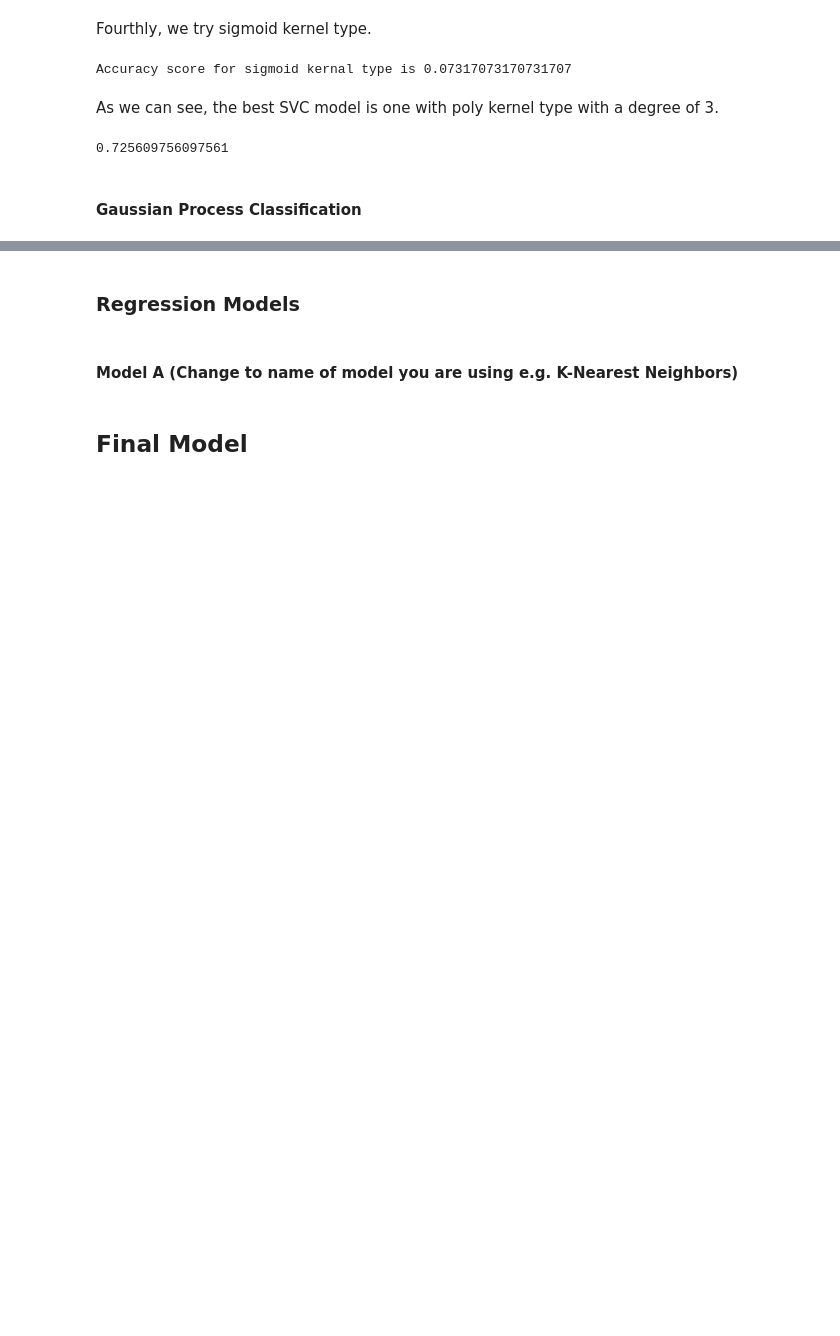
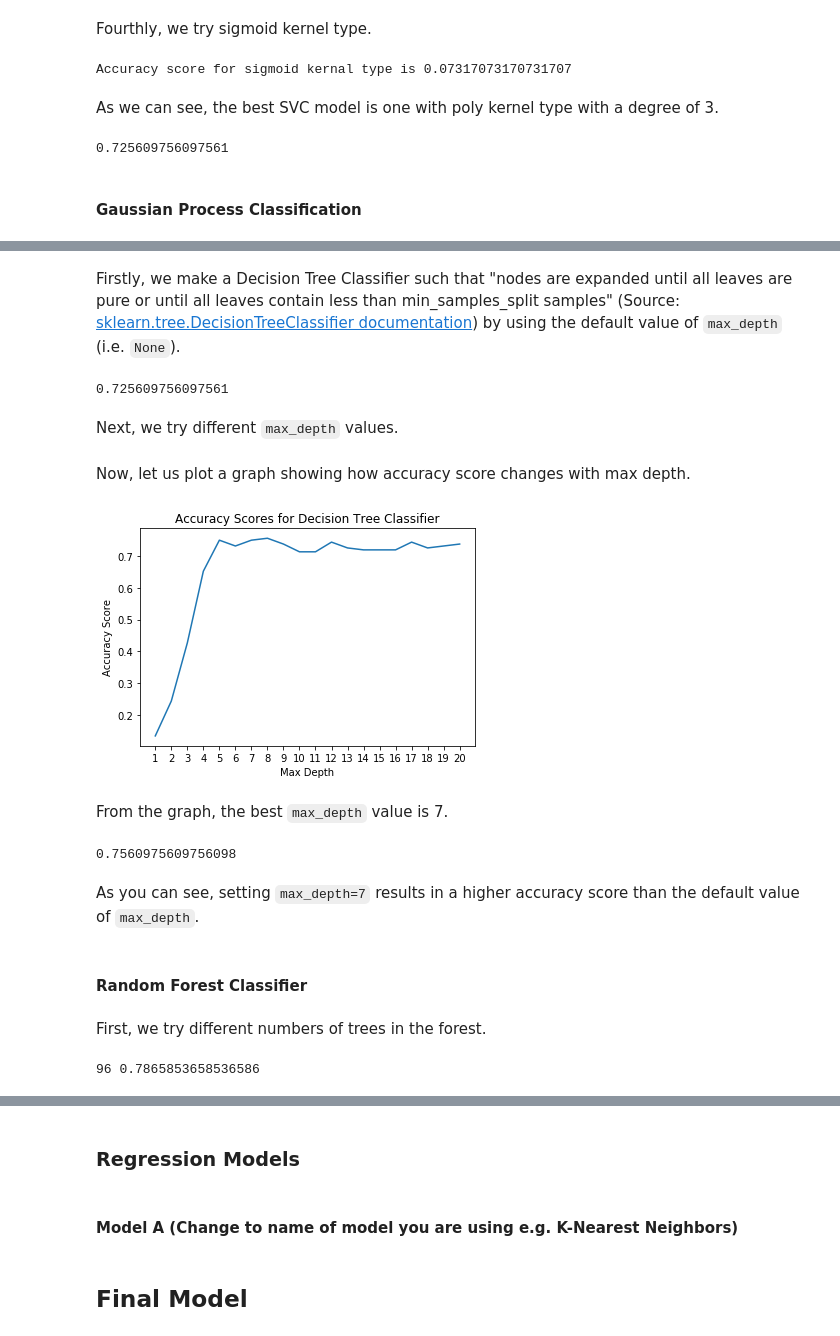
Before and after one commit to rainyrecursion/cs5131-assignment3, a Jupyter notebook: assignment3.ipynb, the cells around one changed output, grey strips where cells are left out. Drawn from its saved outputs; the diff is of its cells as text; code cells hidden in the pictures; blank space fills up the shorter version.

```diff
--- a/assignment3.ipynb
+++ b/assignment3.ipynb
@@ -198,0 +199,5 @@ gpc = GaussianProcessClassifier()
+# %%
+gpc = GaussianProcessClassifier()
+gpc.fit(X_train, y_train)
+y_pred = gpc.predict(X_test)
+print(accuracy_score(y_test, y_pred))
@@ -198,0 +208,61 @@ gpc = GaussianProcessClassifier()
+# %% [markdown]
+Firstly, we make a Decision Tree Classifier such that "nodes are expanded until all leaves are pure or until all leaves contain less than min_samples_split samples" (Source: [sklearn.tree.DecisionTreeClassifier documentation](https://scikit-learn.org/stable/modules/generated/sklearn.tree.DecisionTreeClassifier.html#sklearn.tree.DecisionTreeClassifier)) by using the default value of `max_depth` (i.e. `None`).
+# %%
+dtc_default = DecisionTreeClassifier()
+dtc_default.fit(X_train, y_train)
+y_pred = dtc_default.predict(X_test)
+print(accuracy_score(y_test, y_pred))
+# %% [output]
+0.725609756097561
+# %% [markdown]
+Next, we try different `max_depth` values.
+# %%
+max_depth_range = range(1, 21)
+accuracy_scores = []
+
+for md in max_depth_range:
+    dtc = DecisionTreeClassifier(max_depth=md)
+    dtc.fit(X_train, y_train)
+    y_pred = dtc.predict(X_test)
+    accuracy_scores.append(accuracy_score(y_test, y_pred))
+# %% [markdown]
+Now, let us plot a graph showing how accuracy score changes with max depth.
+# %%
+plt.plot(max_depth_range, accuracy_scores)
+plt.xlabel('Max Depth')
+plt.ylabel('Accuracy Score')
+plt.xticks(np.arange(1, 21))  # makes x-axis values integers
+plt.title("Accuracy Scores for Decision Tree Classifier")
+plt.show()
+# %% [output]
+[figure, added]
+# %% [markdown]
+From the graph, the best `max_depth` value is 7.
+# %%
+dtc_best = DecisionTreeClassifier(max_depth=7)
+dtc_best.fit(X_train, y_train)
+y_pred = dtc_best.predict(X_test)
+print(accuracy_score(y_test, y_pred))
+# %% [output]
+0.7560975609756098
+# %% [markdown]
+As you can see, setting `max_depth=7` results in a higher accuracy score than the default value of `max_depth`.
+# %% [markdown]
+#### Random Forest Classifier
+# %% [markdown]
+First, we try different numbers of trees in the forest.
+# %%
+n_estimators_range = range(5, 101)
+accuracy_scores = []
+
+for ne in n_estimators_range:
+    rfc = RandomForestClassifier(n_estimators=ne)
+    rfc.fit(X_train, y_train)
+    y_pred = rfc.predict(X_test)
+    accuracy_scores.append(accuracy_score(y_test, y_pred))
+
+max_accuracy_score = max(accuracy_scores)
+best_n_estimators = n_estimators_range[accuracy_scores.index(max_accuracy_score)]
+print(best_n_estimators, max_accuracy_score)
+# %% [output]
+96 0.7865853658536586
```
Also changed, not shown: parts of 5 cells of this notebook.
